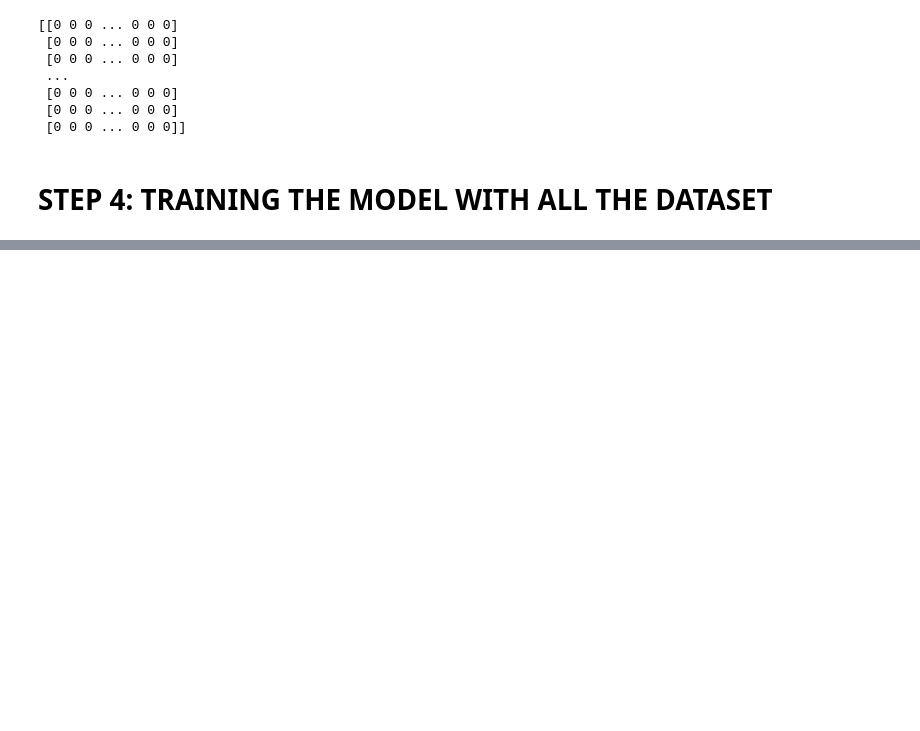
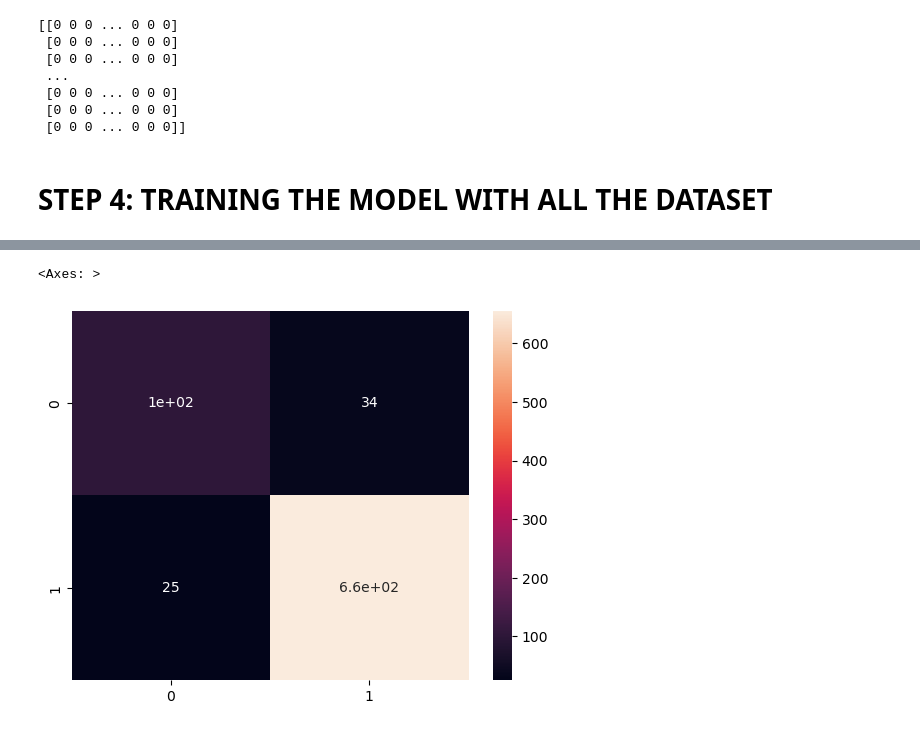
Before and after one commit to elarsaks/8ML-Projects, a Jupyter notebook: Project 7/MySolution.ipynb, the cells around one changed output, grey strips where cells are left out. Saved outputs shown, nothing was run; the diff lists cells and outputs as text; code cells hidden in the pictures; blank space fills up the shorter version.

```diff
--- a/Project 7/MySolution.ipynb
+++ b/Project 7/MySolution.ipynb
@@ -332,0 +395,7 @@ print(yelp_countvectorizer.toarray())
+# %%
+y_predict_test = NB_classifier.predict(X_test)
+cm = confusion_matrix(y_test, y_predict_test)
+sns.heatmap(cm, annot=True)
+# %% [output]
+<Axes: >
+[figure, added]
```
Also changed, not shown: parts of 16 cells of this notebook.
